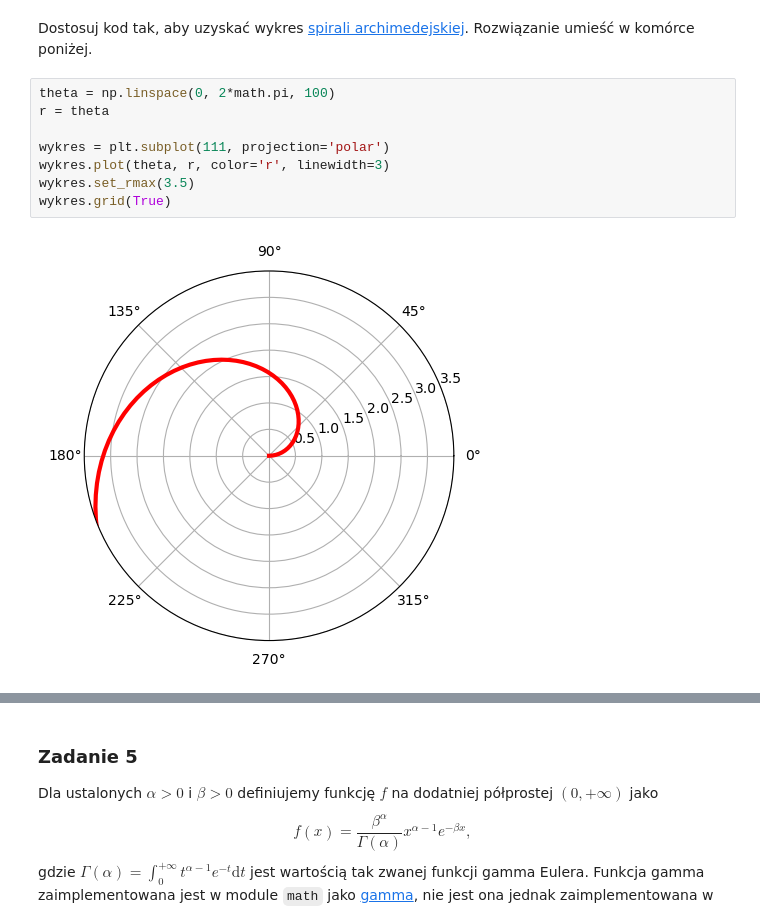
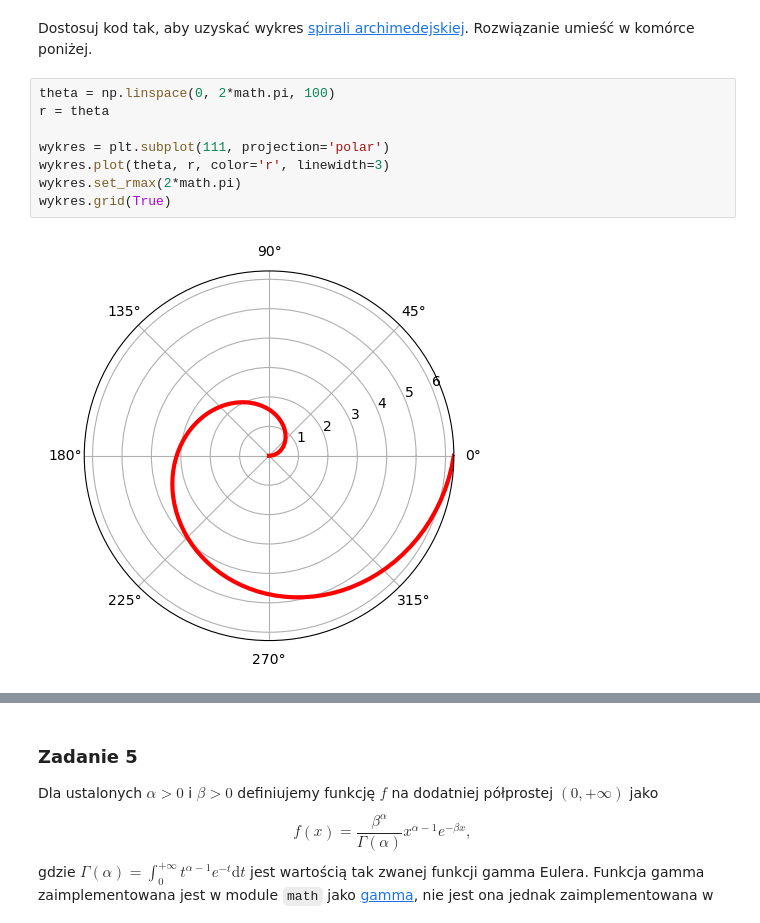
Before and after one commit to michalszo/listy-wdp, a Jupyter notebook: lista5.ipynb, the cells around one changed output, grey strips where cells are left out. Cells and saved outputs as stored; diff of their text form.

```diff
--- a/lista5.ipynb
+++ b/lista5.ipynb
@@ -87,13 +88,13 @@ Dostosuj kod tak, aby uzyskać wykres [spirali archimedejskiej](http://mathworld
 # %%
 theta = np.linspace(0, 2*math.pi, 100)
 r = theta
 
 wykres = plt.subplot(111, projection='polar')
 wykres.plot(theta, r, color='r', linewidth=3)
-wykres.set_rmax(3.5)
+wykres.set_rmax(2*math.pi)
 wykres.grid(True)
 # %% [output]
-[figure, old version]
+[figure, new version]
 # %% [markdown]
 ### Zadanie 4
 
```
Also changed, not shown: parts of 7 cells of this notebook.
